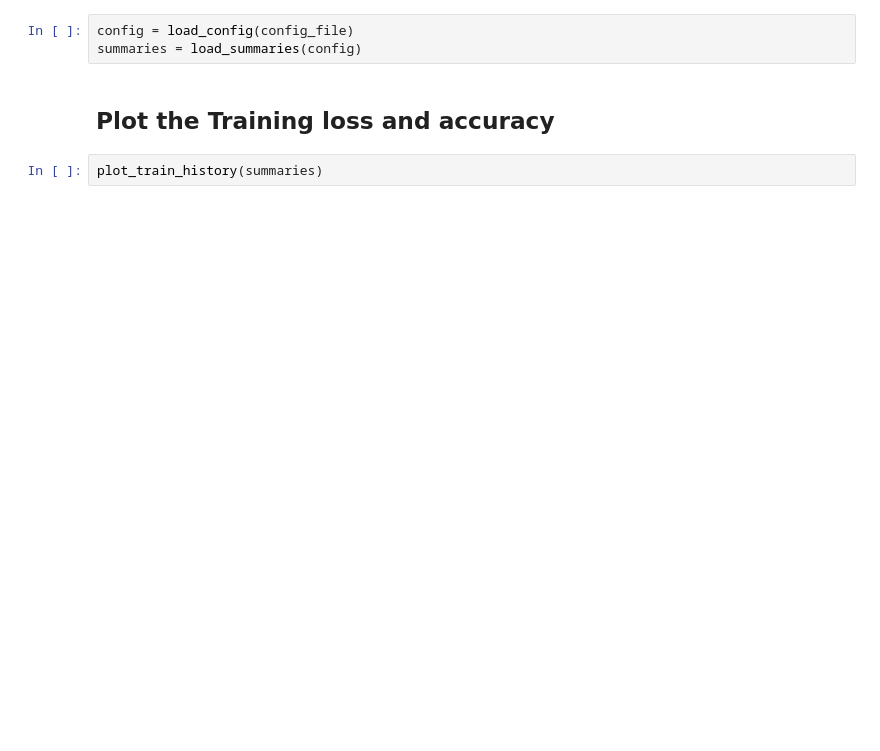
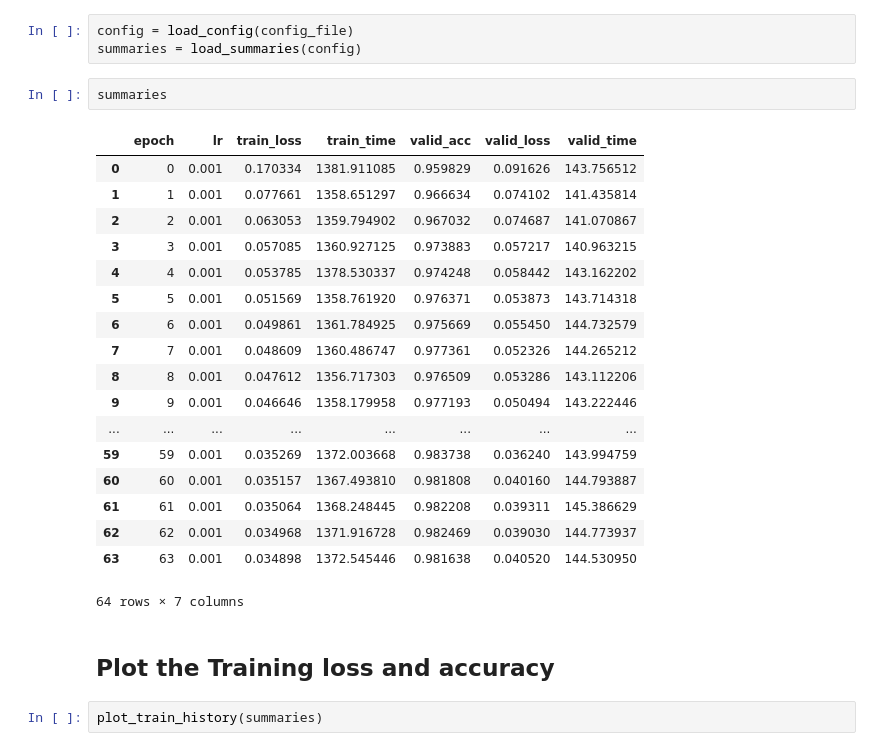
Before and after one commit to murnanedaniel/eta-tracker, a Jupyter notebook: notebooks/GNNEvaluation_med.ipynb, the cells around one changed output. Drawn from its saved outputs; the diff is of its cells as text; blank space fills up the shorter version.

```diff
--- a/notebooks/GNNEvaluation_med.ipynb
+++ b/notebooks/GNNEvaluation_med.ipynb
@@ -37,6 +37,27 @@ training:
 # %%
 config = load_config(config_file)
 summaries = load_summaries(config)
+# %%
+summaries
+# %% [output]
+|  | epoch | lr | train_loss | train_time | valid_acc | valid_loss | valid_time |
+| 0 | 0 | 0.001 | 0.170334 | 1381.911085 | 0.959829 | 0.091626 | 143.756512 |
+| 1 | 1 | 0.001 | 0.077661 | 1358.651297 | 0.966634 | 0.074102 | 141.435814 |
+| 2 | 2 | 0.001 | 0.063053 | 1359.794902 | 0.967032 | 0.074687 | 141.070867 |
+| 3 | 3 | 0.001 | 0.057085 | 1360.927125 | 0.973883 | 0.057217 | 140.963215 |
+| 4 | 4 | 0.001 | 0.053785 | 1378.530337 | 0.974248 | 0.058442 | 143.162202 |
+| 5 | 5 | 0.001 | 0.051569 | 1358.761920 | 0.976371 | 0.053873 | 143.714318 |
+| 6 | 6 | 0.001 | 0.049861 | 1361.784925 | 0.975669 | 0.055450 | 144.732579 |
+| 7 | 7 | 0.001 | 0.048609 | 1360.486747 | 0.977361 | 0.052326 | 144.265212 |
+| 8 | 8 | 0.001 | 0.047612 | 1356.717303 | 0.976509 | 0.053286 | 143.112206 |
+| 9 | 9 | 0.001 | 0.046646 | 1358.179958 | 0.977193 | 0.050494 | 143.222446 |
+| ... | ... | ... | ... | ... | ... | ... | ... |
+| 59 | 59 | 0.001 | 0.035269 | 1372.003668 | 0.983738 | 0.036240 | 143.994759 |
+| 60 | 60 | 0.001 | 0.035157 | 1367.493810 | 0.981808 | 0.040160 | 144.793887 |
+| 61 | 61 | 0.001 | 0.035064 | 1368.248445 | 0.982208 | 0.039311 | 145.386629 |
+| 62 | 62 | 0.001 | 0.034968 | 1371.916728 | 0.982469 | 0.039030 | 144.773937 |
+| 63 | 63 | 0.001 | 0.034898 | 1372.545446 | 0.981638 | 0.040520 | 144.530950 |
+64 rows × 7 columns
 # %% [markdown]
 ## Plot the Training loss and accuracy
 # %%
```
Also changed, not shown: parts of 11 cells of this notebook.
